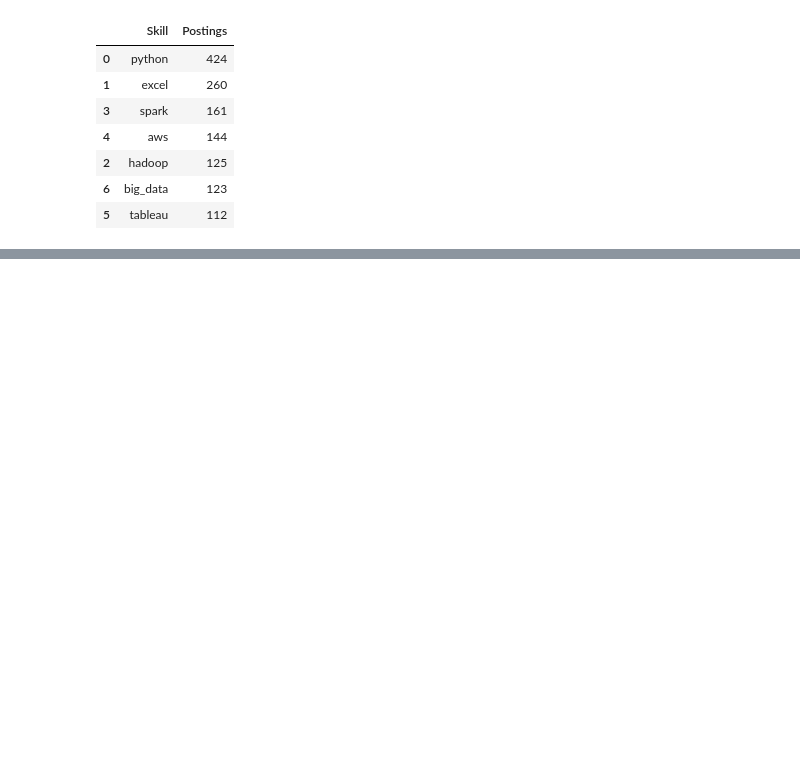
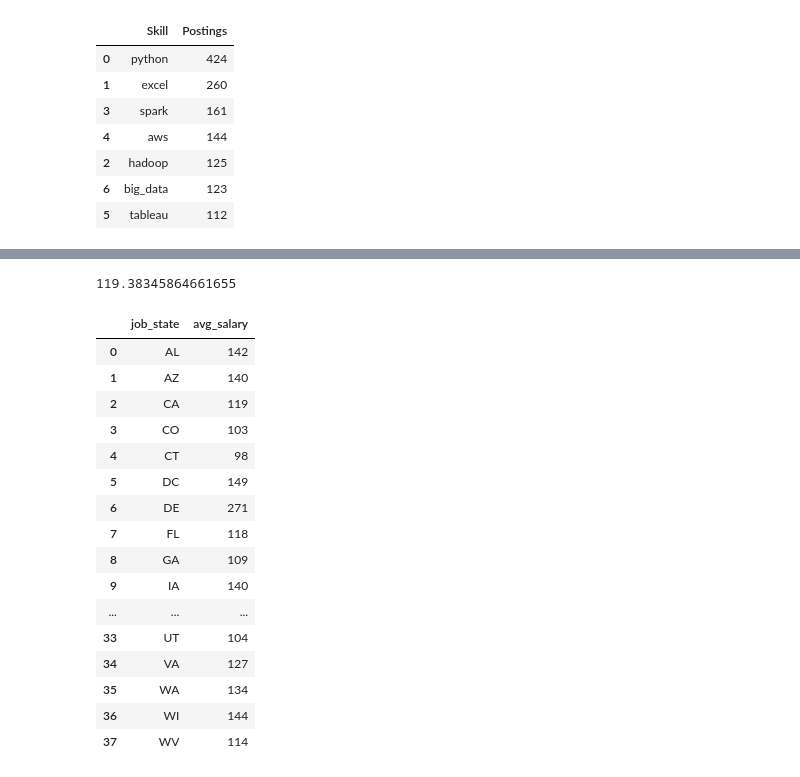
Before and after one commit to molobit619/data-science-jobs-dashboard, a Jupyter notebook: dsjobs.ipynb, the cells around one changed output, grey strips where cells are left out. Saved outputs shown, nothing was run; the diff lists cells and outputs as text; code cells hidden in the pictures; blank space fills up the shorter version.

```diff
--- a/dsjobs.ipynb
+++ b/dsjobs.ipynb
@@ -258,0 +273,27 @@ HL will continue
+# %%
+df2[df2['job_state'].str.contains('CA')]['avg_salary'].mean()
+# %% [output]
+119.38345864661655
+# %%
+# get average salary of each state
+# This is according to Glassdoor, not sure how trustworthy the numbers are
+avgsalary = pd.DataFrame(df2.groupby('job_state').avg_salary.mean().astype(int))
+avgsalary.reset_index()
+# %% [output]
+|  | job_state | avg_salary |
+| 0 | AL | 142 |
+| 1 | AZ | 140 |
+| 2 | CA | 119 |
+| 3 | CO | 103 |
+| 4 | CT | 98 |
+| 5 | DC | 149 |
+| 6 | DE | 271 |
+| 7 | FL | 118 |
+| 8 | GA | 109 |
+| 9 | IA | 140 |
+| ... | ... | ... |
+| 33 | UT | 104 |
+| 34 | VA | 127 |
+| 35 | WA | 134 |
+| 36 | WI | 144 |
+| 37 | WV | 114 |
```
Also changed, not shown: parts of 7 cells of this notebook, 3 other files.
